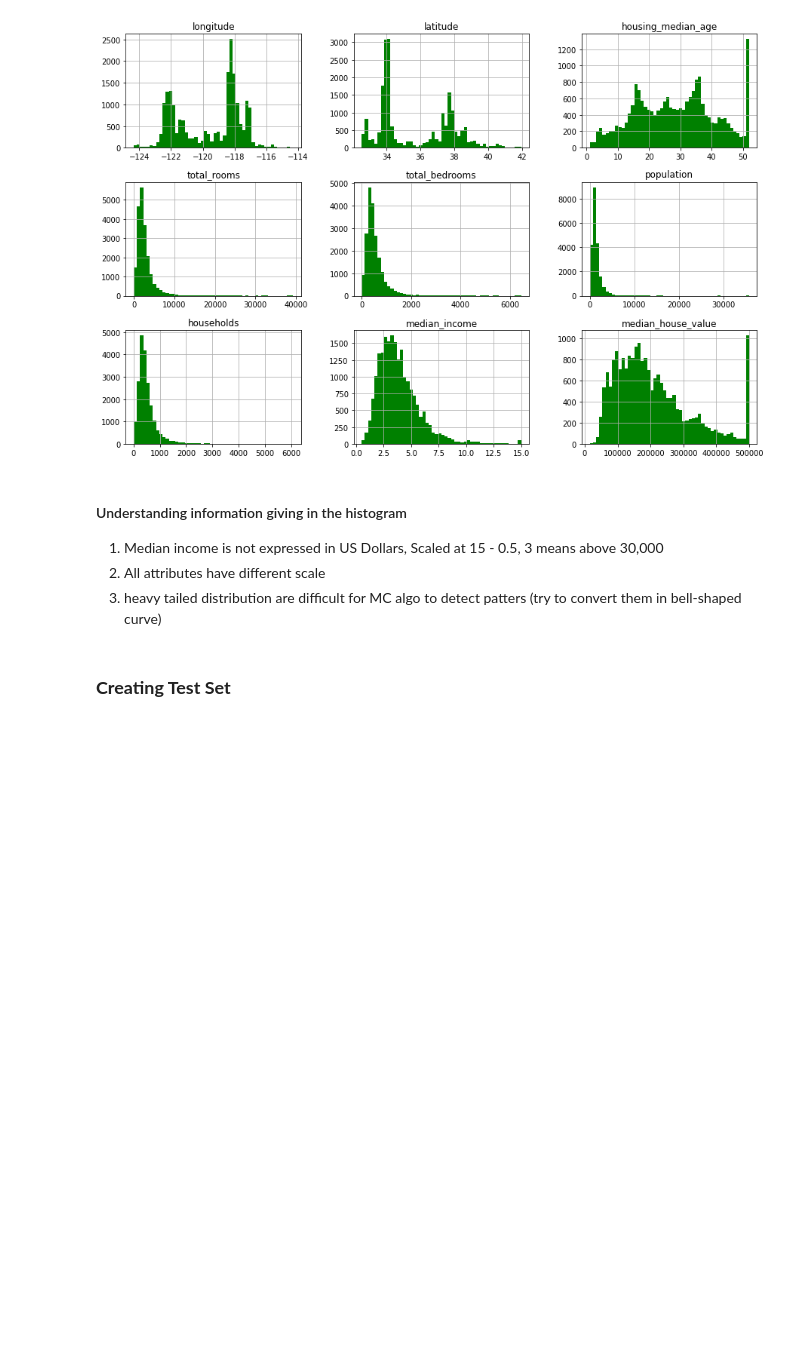
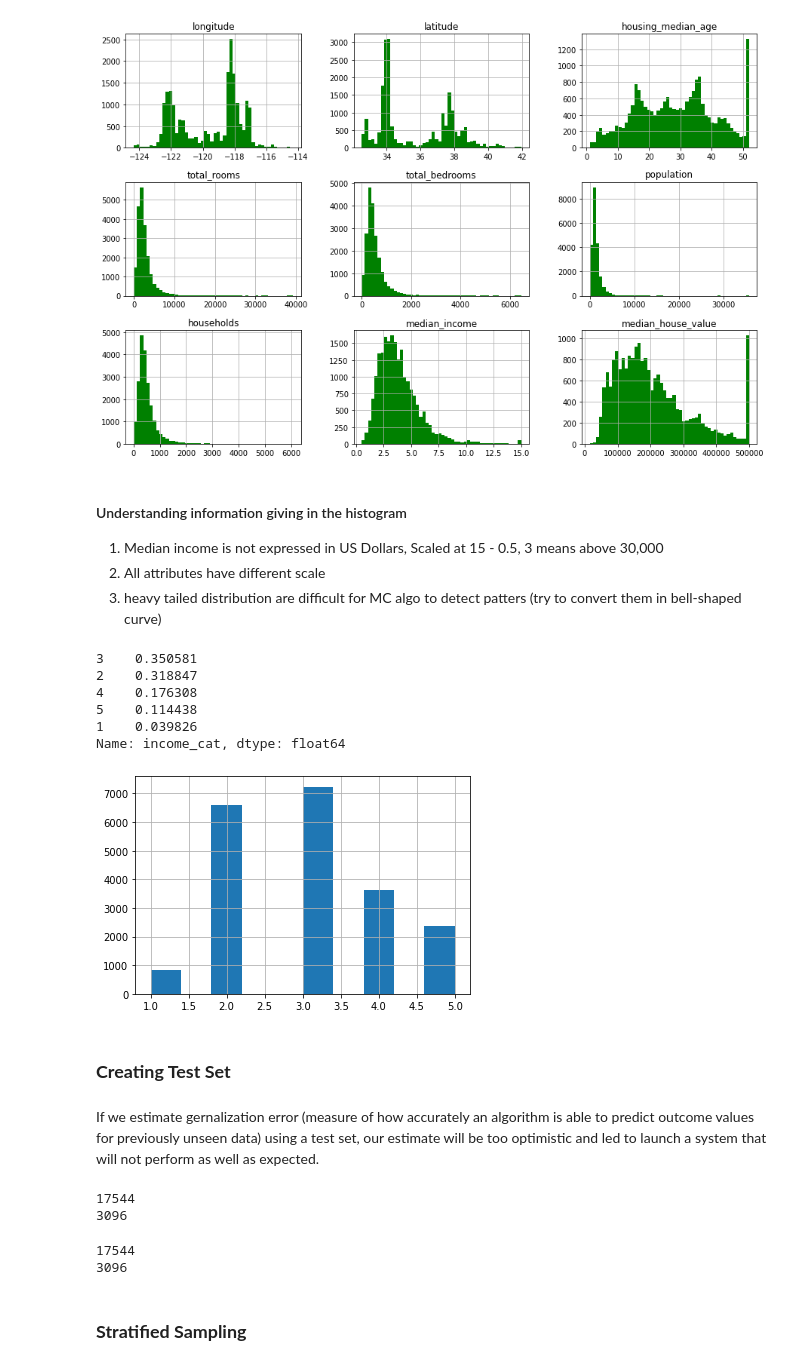
Before and after one commit to nabeel-hasan/Machine-Learning-Algorithms, a Jupyter notebook: 1.Understanding_Data.ipynb, the cells around one changed output. Cells and saved outputs as stored; diff of their text form; code cells hidden in the pictures; blank space fills up the shorter version.

```diff
--- a/1.Understanding_Data.ipynb
+++ b/1.Understanding_Data.ipynb
@@ -98,5 +98,20 @@ plt.show()
  1. Median income is not expressed in US Dollars, Scaled at 15 - 0.5, 3 means above 30,000
  2. All attributes have different scale
  3. heavy tailed distribution are difficult for MC algo to detect patters (try to convert them in bell-shaped curve)
+# %%
+housing['income_cat'] = pd.cut(housing['median_income'], bins = [0., 1.5, 3.0, 4.5, 6.0, np.inf],
+                               labels = [1,2,3,4,5] )
+print(housing['income_cat'].value_counts()/len(housing))
+housing['income_cat'].hist();
+# %% [output]
+3    0.350581
+2    0.318847
+4    0.176308
+5    0.114438
+1    0.039826
+Name: income_cat, dtype: float64
+[figure, added]
 # %% [markdown]
 ### **Creating Test Set**
+# %% [markdown]
+If we estimate gernalization error (measure of how accurately an algorithm is able to predict outcome values for previously unseen data) using a test set, our estimate will be too optimistic and led to launch a system that will not perform as well as expected.
@@ -102,0 +130,6 @@ plt.show()
+# %%
+print(len(train_set))
+print(len(test_set))
+# %% [output]
+17544
+3096
@@ -102,0 +141,8 @@ plt.show()
+# %%
+print(len(train_set))
+print(len(test_set))
+# %% [output]
+17544
+3096
+# %% [markdown]
+### **Stratified Sampling**
```
Also changed, not shown: parts of 13 cells of this notebook.
